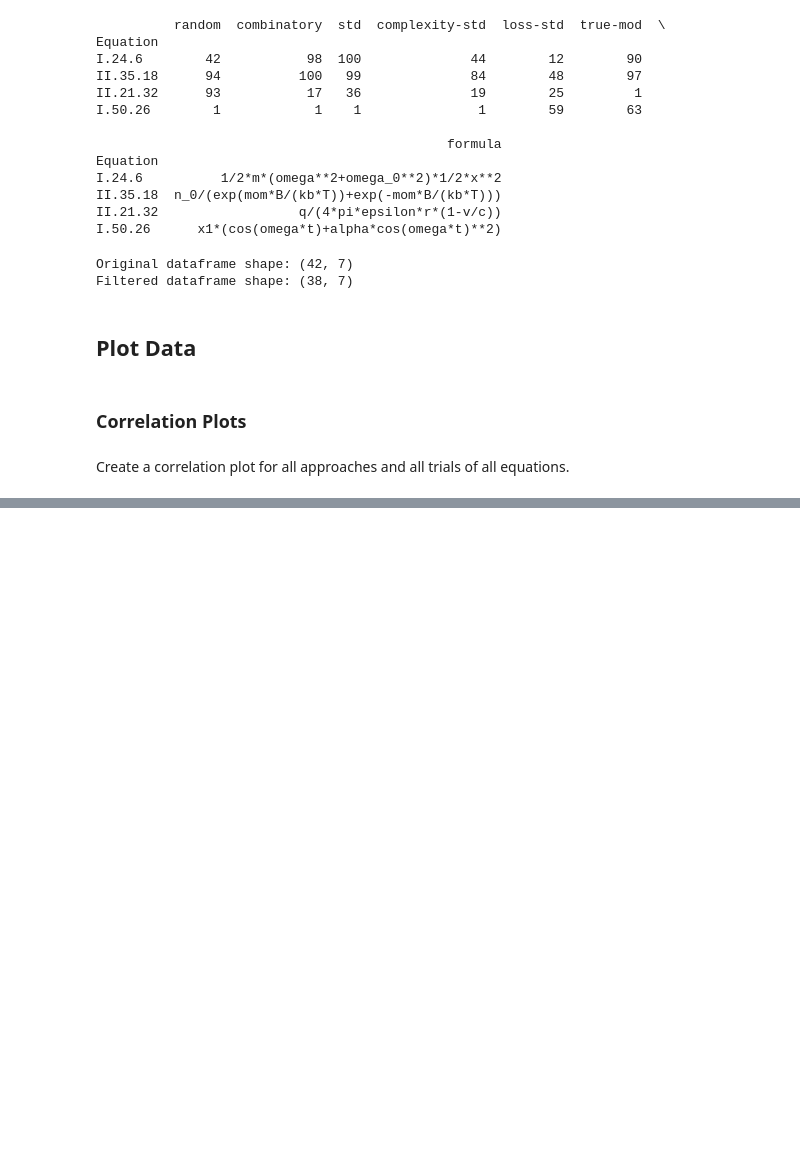
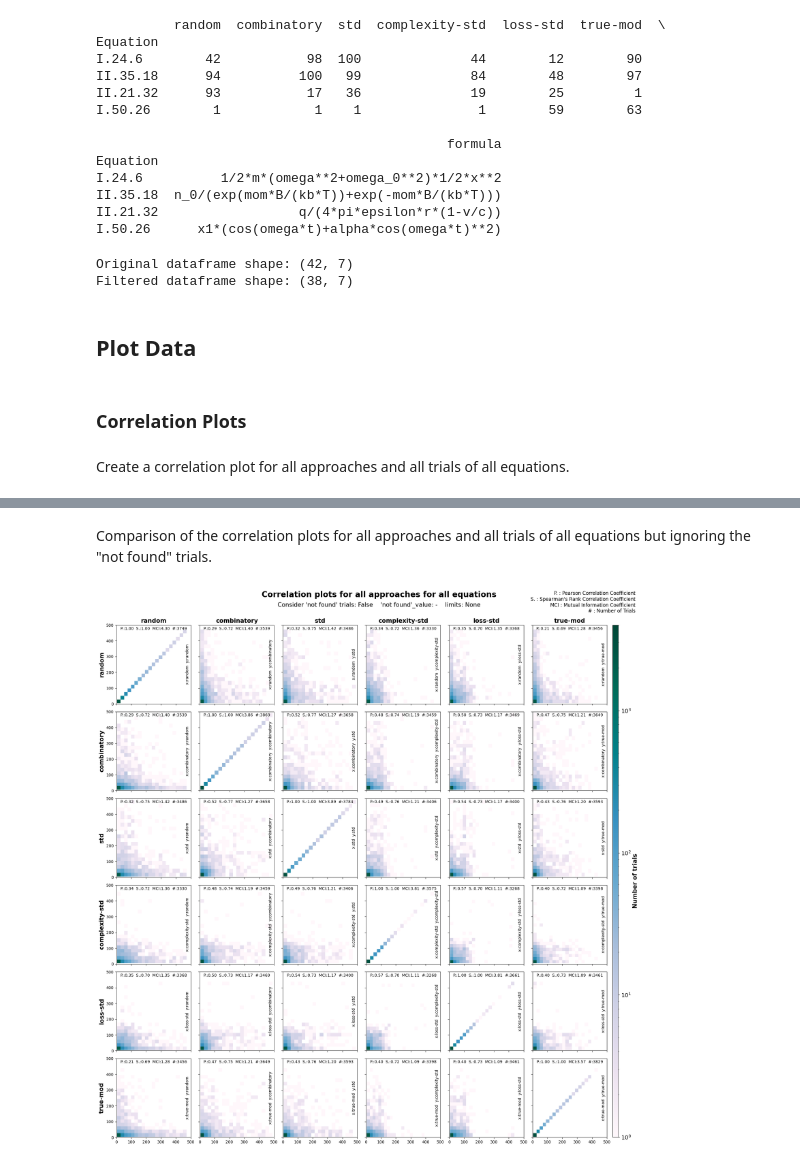
Before and after one commit to FrederikBornemann/SyReAL, a Jupyter notebook: notebooks/data_analysis.ipynb, the cells around one changed output, grey strips where cells are left out. Drawn from its saved outputs; the diff is of its cells as text; code cells hidden in the pictures; blank space fills up the shorter version.

```diff
--- a/notebooks/data_analysis.ipynb
+++ b/notebooks/data_analysis.ipynb
@@ -262,0 +289,6 @@ correlation_plot_comparison(trial_summary_dict)
+# %% [markdown]
+Comparison of the correlation plots for all approaches and all trials of all equations but ignoring the "not found" trials.
+# %%
+correlation_plot_comparison(trial_summary_dict, consider_nan=False)
+# %% [output]
+[figure, added]
```
Also changed, not shown: parts of 6 cells of this notebook, 2 other files.
